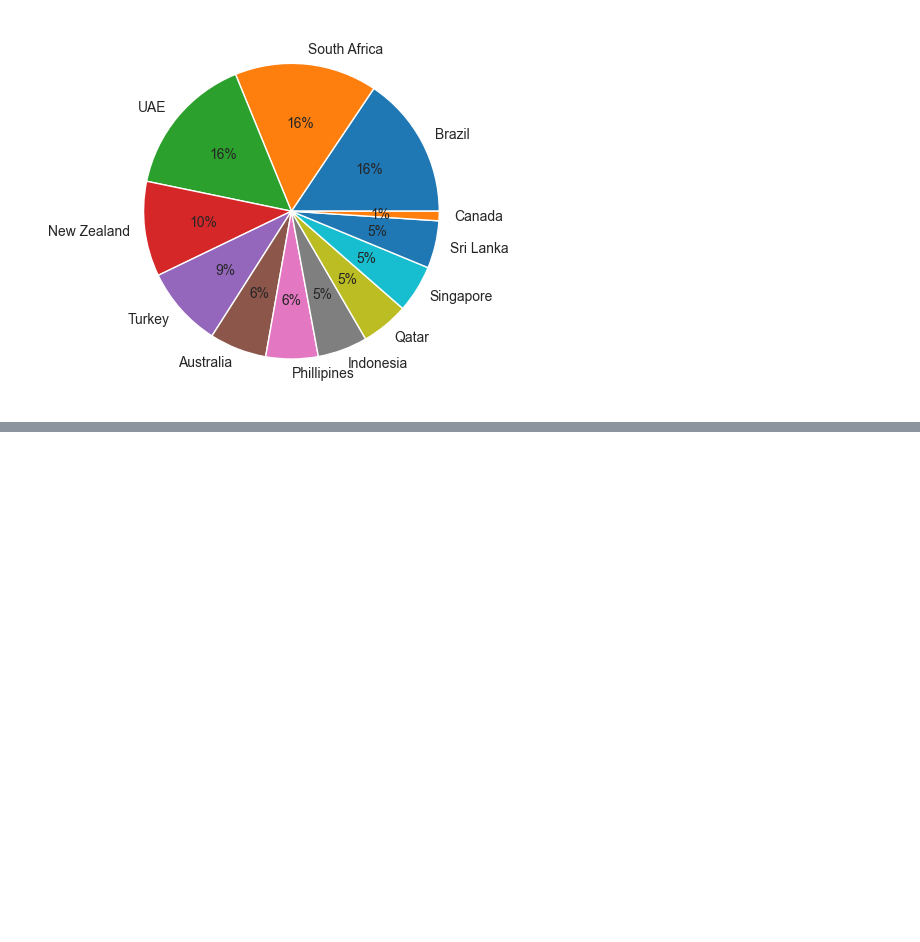
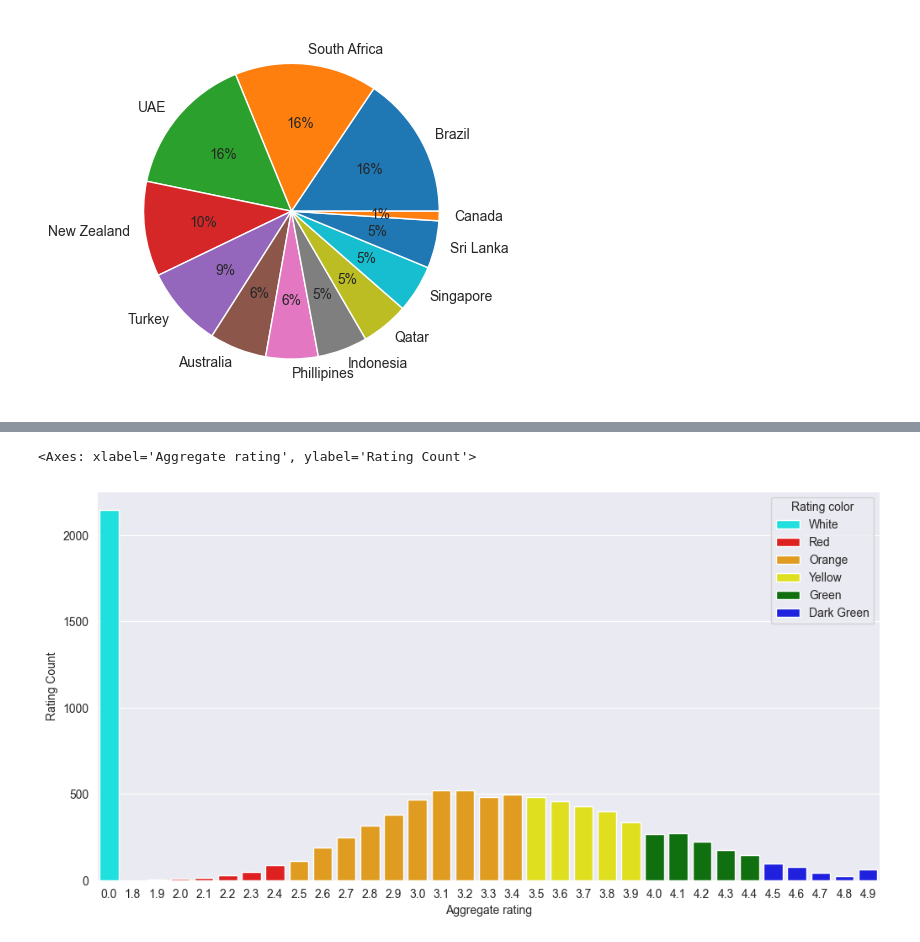
Before and after one commit to Shrutik-0101/Machine-Learning-Portfolio, a Jupyter notebook: Zomato.ipynb, the cells around one changed output, grey strips where cells are left out. Drawn from its saved outputs; the diff is of its cells as text; code cells hidden in the pictures; blank space fills up the shorter version.

```diff
--- a/Zomato.ipynb
+++ b/Zomato.ipynb
@@ -186,0 +198,2 @@ plt.pie(country_val[3:], labels=country_names[3:], autopct = '%1.0f%%')
+# %%
+ratings = final_df.groupby(['Aggregate rating', 'Rating color', 'Rating text']).size().reset_index().rename(columns = {0: 'Rating Count'})
@@ -186,0 +220,7 @@ plt.pie(country_val[3:], labels=country_names[3:], autopct = '%1.0f%%')
+# %%
+import matplotlib
+matplotlib.rcParams['figure.figsize'] = (12, 6)
+sns.barplot(x="Aggregate rating", y="Rating Count",hue="Rating color", data=ratings, palette=['cyan', 'red', 'orange', 'yellow', 'green', 'blue'])
+# %% [output]
+<Axes: xlabel='Aggregate rating', ylabel='Rating Count'>
+[figure, added]
```
Also changed, not shown: parts of 4 cells of this notebook.
